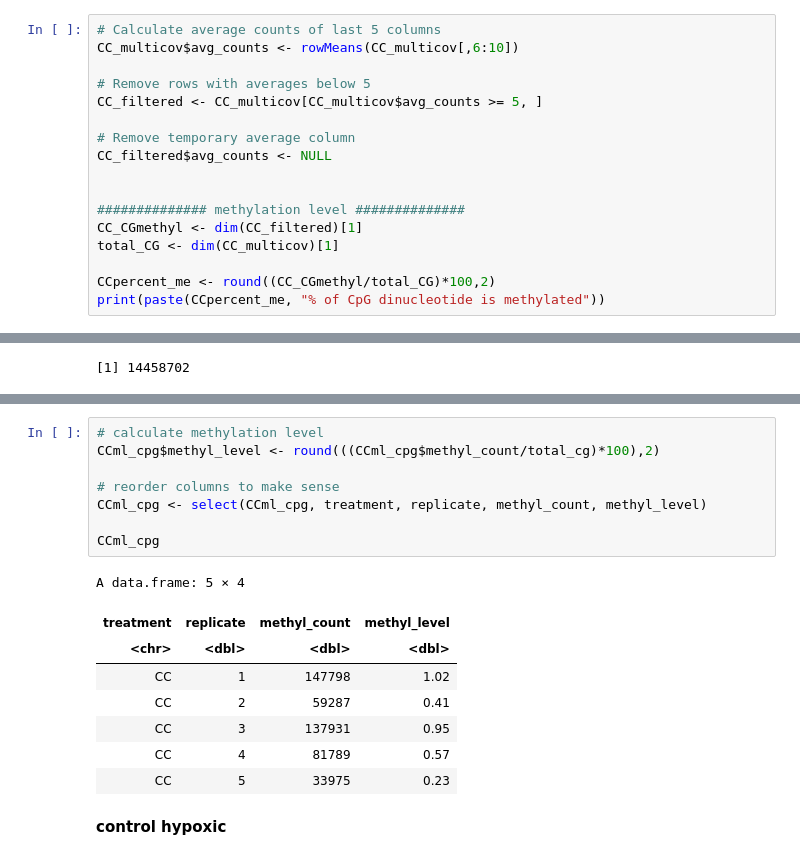
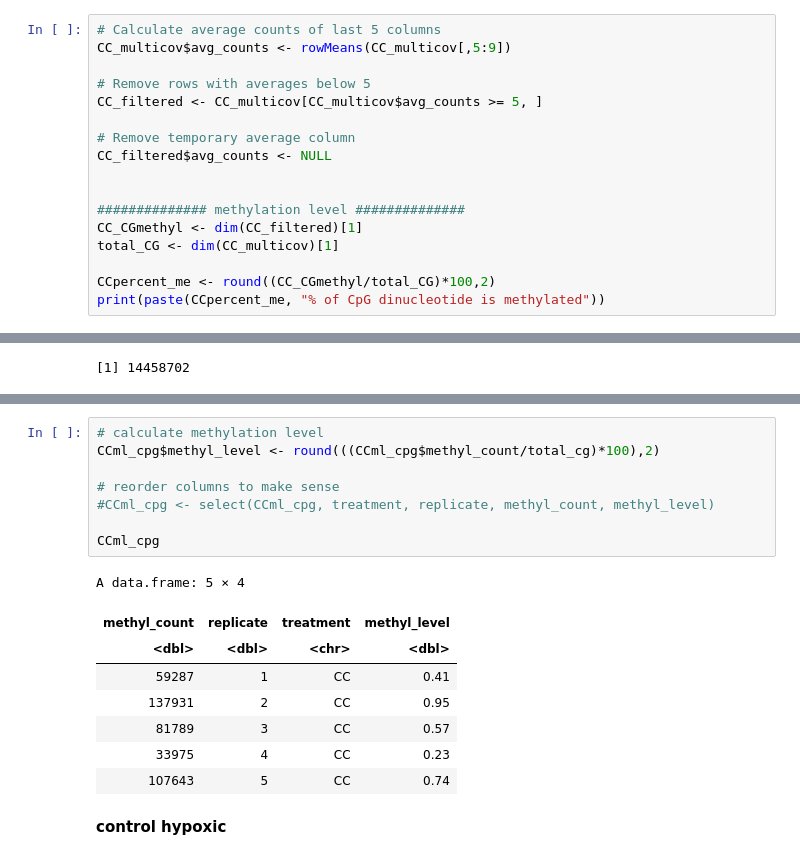
Before and after one commit to jgmcdonough/CE18_methylRAD_analysis, a Jupyter notebook: analysis/genomic_feature_tracks/methylation_level_of_features.ipynb, the cells around one changed output, grey strips where cells are left out. Saved outputs shown, nothing was run; the diff lists cells and outputs as text.

```diff
--- a/analysis/genomic_feature_tracks/methylation_level_of_features.ipynb
+++ b/analysis/genomic_feature_tracks/methylation_level_of_features.ipynb
@@ -622,6 +652,6 @@ A data.frame: 6 × 10
 # %%
 # Calculate average counts of last 5 columns
-CC_multicov$avg_counts <- rowMeans(CC_multicov[,6:10])
+CC_multicov$avg_counts <- rowMeans(CC_multicov[,5:9])
 
 # Remove rows with averages below 5
 CC_filtered <- CC_multicov[CC_multicov$avg_counts >= 5, ]
@@ -1424,19 +1520,19 @@ A data.frame: 5 × 3
 # %%
 # calculate methylation level
 CCml_cpg$methyl_level <- round(((CCml_cpg$methyl_count/total_cg)*100),2)
 
 # reorder columns to make sense
-CCml_cpg <- select(CCml_cpg, treatment, replicate, methyl_count, methyl_level)
+#CCml_cpg <- select(CCml_cpg, treatment, replicate, methyl_count, methyl_level)
 
 CCml_cpg
 # %% [output]
 A data.frame: 5 × 4
-| treatment | replicate | methyl_count | methyl_level |
-| <chr> | <dbl> | <dbl> | <dbl> |
-| CC | 1 | 147798 | 1.02 |
-| CC | 2 | 59287 | 0.41 |
-| CC | 3 | 137931 | 0.95 |
-| CC | 4 | 81789 | 0.57 |
-| CC | 5 | 33975 | 0.23 |
+| methyl_count | replicate | treatment | methyl_level |
+| <dbl> | <dbl> | <chr> | <dbl> |
+| 59287 | 1 | CC | 0.41 |
+| 137931 | 2 | CC | 0.95 |
+| 81789 | 3 | CC | 0.57 |
+| 33975 | 4 | CC | 0.23 |
+| 107643 | 5 | CC | 0.74 |
 # %% [markdown]
 **control hypoxic**
```
Also changed, not shown: parts of 42 cells of this notebook, 1 other file.
